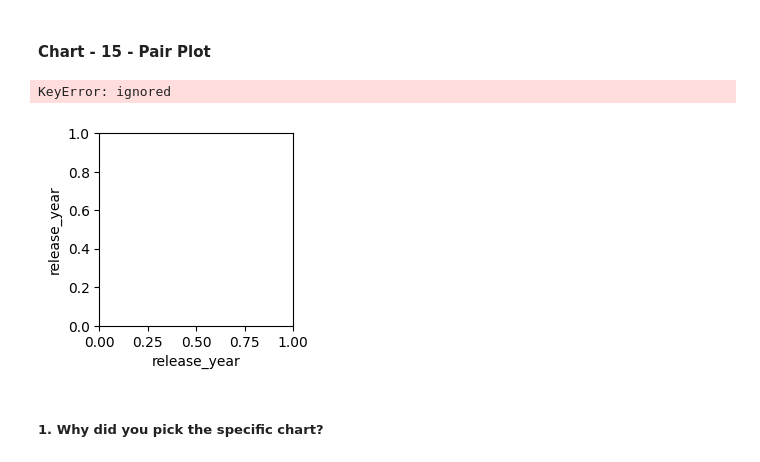
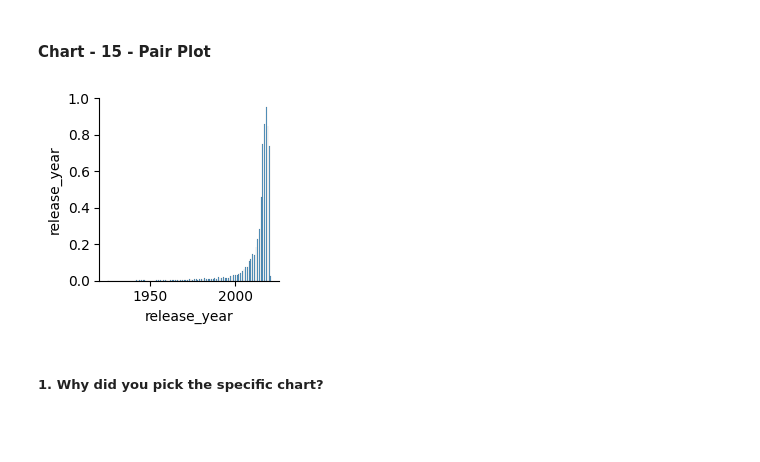
Before and after one commit to ajayd9558/Unsupervised_machine_Larning_project, a Jupyter notebook: Ajay_Netflix_Show_and_Movies_Clustering.ipynb, the cells around one changed output. Cells and saved outputs as stored; diff of their text form; code cells hidden in the pictures; blank space fills up the shorter version.

```diff
--- a/Ajay_Netflix_Show_and_Movies_Clustering.ipynb
+++ b/Ajay_Netflix_Show_and_Movies_Clustering.ipynb
@@ -668,13 +657,12 @@ Answer Here
 # %%
 # Pair Plot visualization code
 # Create a pair plot
-sns.pairplot(df, hue='type')
+sns.pairplot(df)
 
 # Show the plot
 plt.show()
 # %% [output]
-KeyError: ignored
-[figure, old version]
+[figure, new version]
 # %% [markdown]
 ##### 1. Why did you pick the specific chart?
 # %% [markdown]
```
Also changed, not shown: parts of 15 cells of this notebook.
